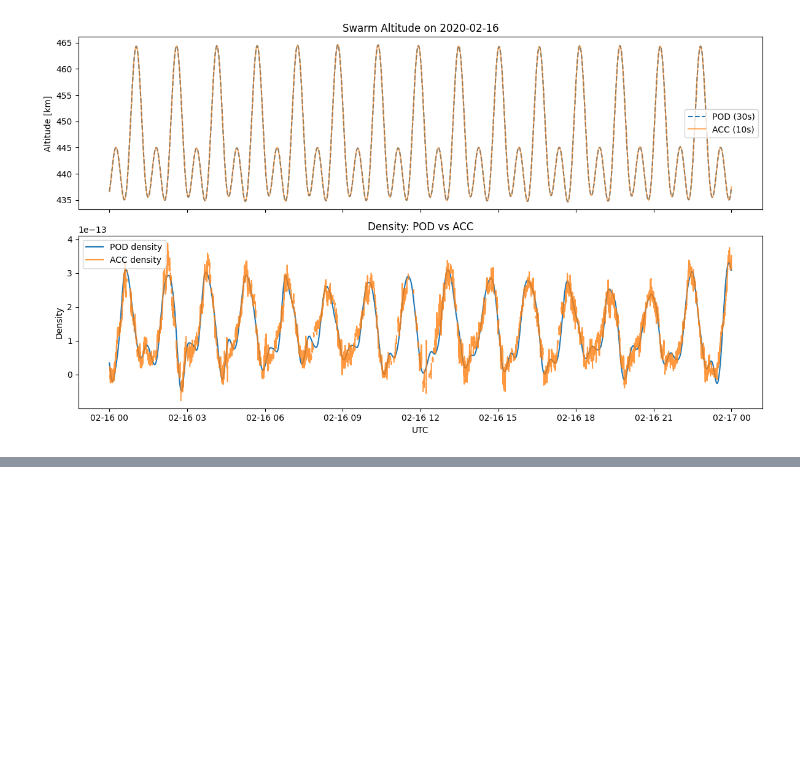
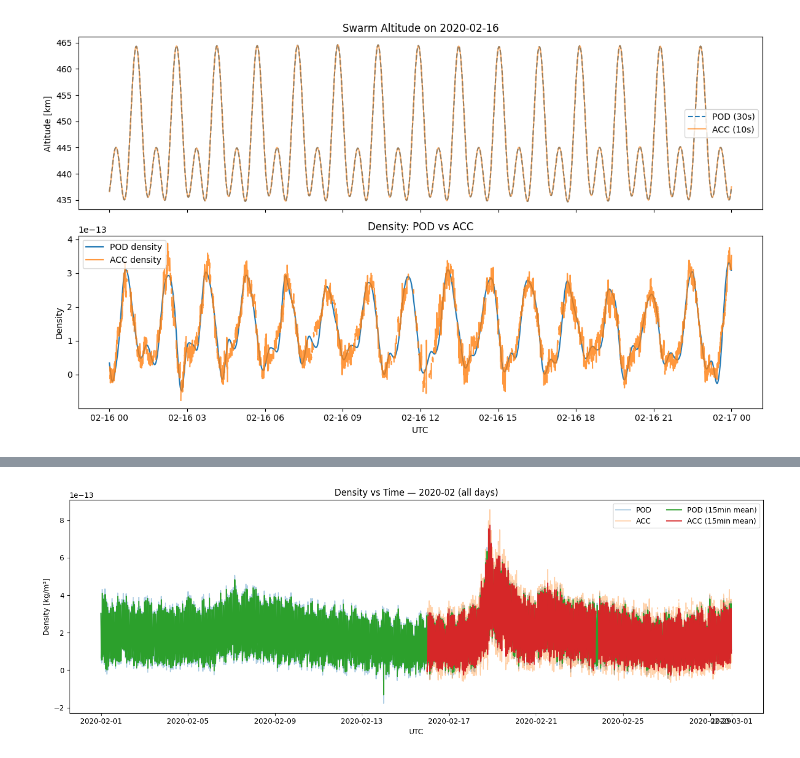
Before and after one commit to ryuabesei/testdata, a Jupyter notebook: firstdata.ipynb, the cells around one changed output, grey strips where cells are left out. Cells and saved outputs as stored; diff of their text form; code cells hidden in the pictures; blank space fills up the shorter version.

```diff
--- a/firstdata.ipynb
+++ b/firstdata.ipynb
@@ -335,0 +384,46 @@ plt.show()
+# %%
+# === 解析したい月 ===
+YEAR, MONTH = 2020, 2   # ← 好きな年・月に変更（1〜4月が手元データ）
+
+def concat_dns_month(DNS: dict, year: int, month: int) -> pd.DataFrame:
+    """DNS（DOY→DataFrame）から、指定の年月だけを縦結合して返す"""
+    frames = []
+    # 月初と月末を自動計算
+    start = pd.Timestamp(year, month, 1)
+    end = (start + pd.offsets.MonthEnd(1)).replace(hour=23, minute=59, second=59)
+    for k in sorted(DNS.keys()):
+        df = DNS[k]["data"]
+        if not df.empty:
+            dfm = df.loc[start:end]
+            if not dfm.empty:
+                frames.append(dfm)
+    return pd.concat(frames).sort_index() if frames else pd.DataFrame()
+
+P_month = concat_dns_month(DNS_POD, YEAR, MONTH).rename(columns={"density":"rho_pod"})
+A_month = concat_dns_month(DNS_ACC, YEAR, MONTH).rename(columns={"density":"rho_acc"})
+
+if P_month.empty or A_month.empty:
+    print(f"注意: 指定の月にデータがありません（POD={P_month.empty}, ACC={A_month.empty}）")
+
+merged_m = pd.merge_asof(
+    P_month.sort_index()[["rho_pod"]],
+    A_month.sort_index()[["rho_acc"]],
+    left_index=True, right_index=True,
+    direction="nearest", tolerance=pd.Timedelta("30s")
+)
+
+# 見やすさ向上のための移動平均（任意）
+mv = merged_m.rolling("15min", min_periods=1).mean()
+
+fig, ax = plt.subplots(figsize=(14,5))
+ax.plot(merged_m.index, merged_m["rho_pod"], label="POD", alpha=0.35)
+ax.plot(merged_m.index, merged_m["rho_acc"], label="ACC", alpha=0.35)
+ax.plot(mv.index, mv["rho_pod"], label="POD (15min mean)")
+ax.plot(mv.index, mv["rho_acc"], label="ACC (15min mean)")
+ax.set_title(f"Density vs Time — {YEAR}-{MONTH:02d} (all days)")
+ax.set_ylabel("Density [kg/m³]")
+ax.set_xlabel("UTC")
+ax.legend(ncol=2)
+plt.tight_layout(); plt.show()
+# %% [output]
+[figure, added]
```
Also changed, not shown: parts of 6 cells of this notebook, 2 other files.
